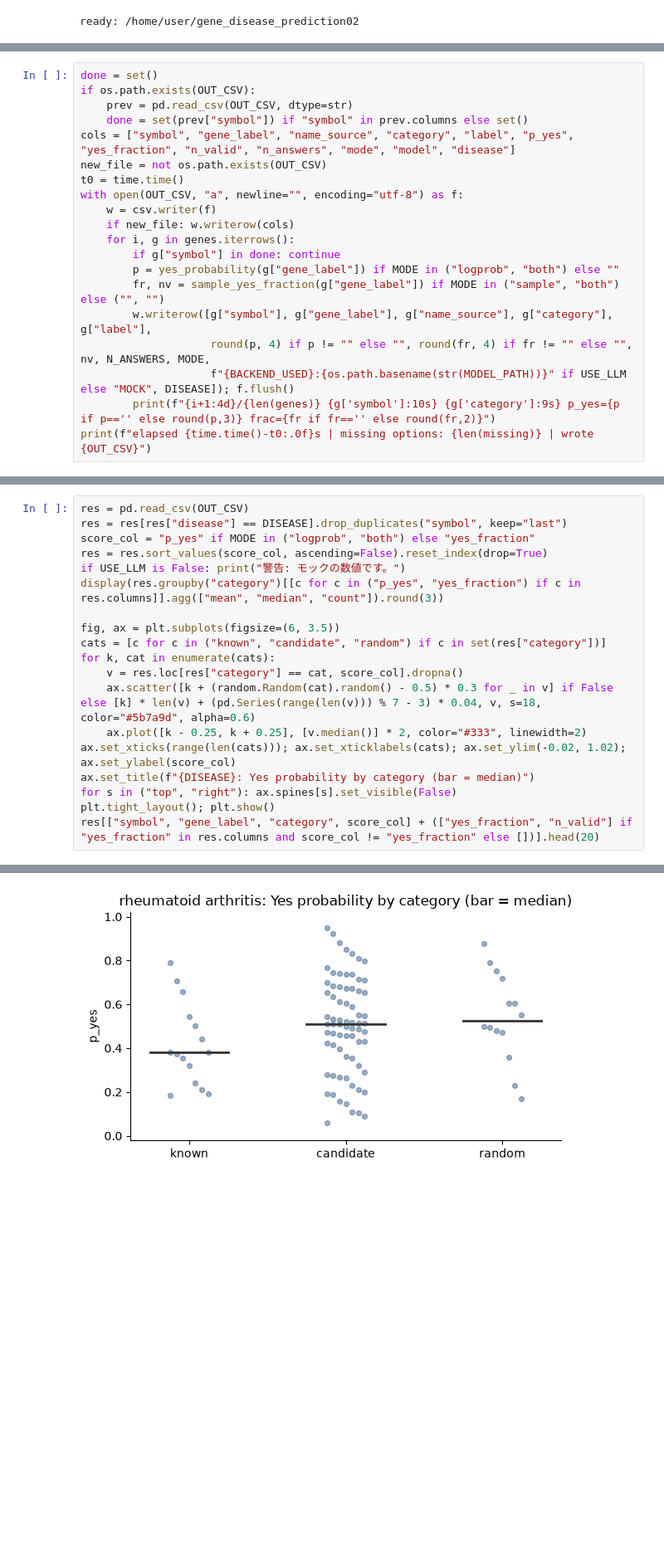
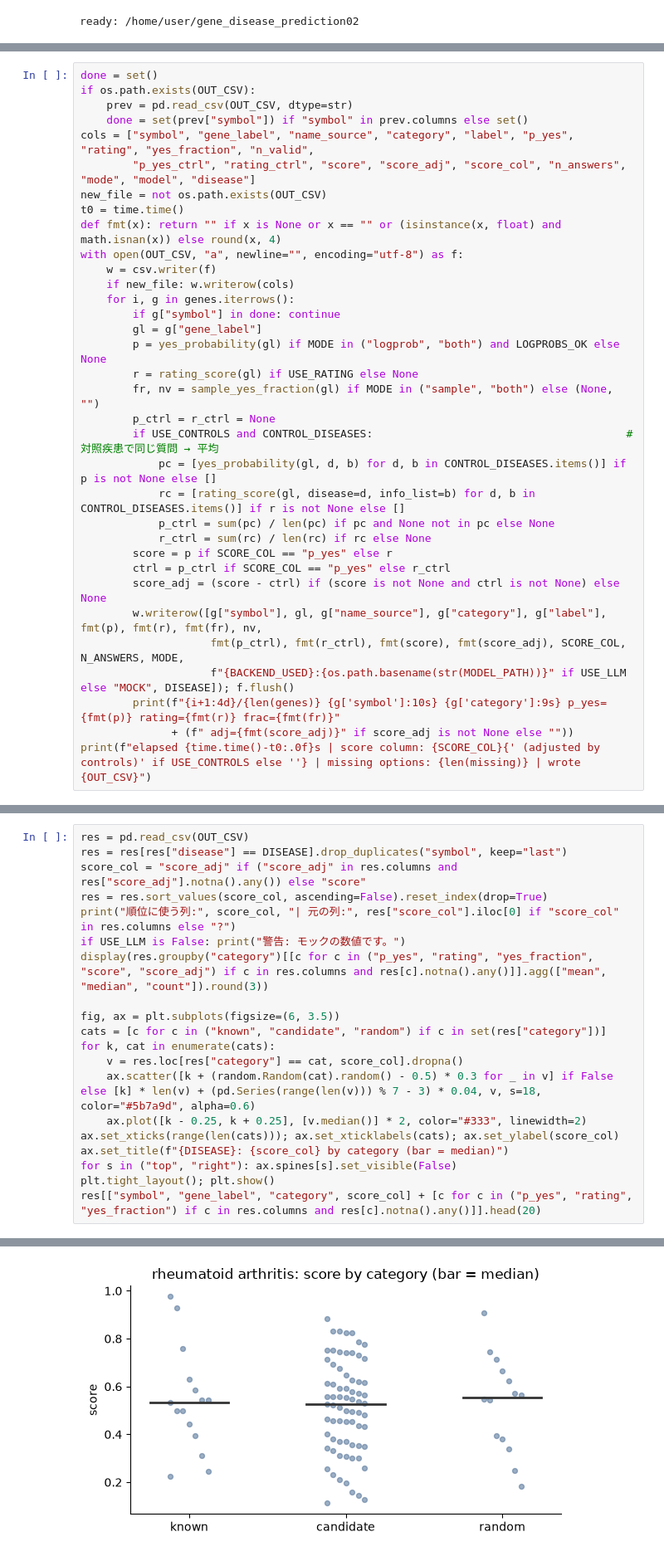
Before and after one commit to pepsea/gene_disease_prediction02, a Jupyter notebook: notebooks/02_target_validity_yes_no.ipynb, the cells around one changed output, grey strips where cells are left out. Shown at 83% size. Saved outputs shown, nothing was run; the diff lists cells and outputs as text; blank space fills up the shorter version.

```diff
--- a/notebooks/02_target_validity_yes_no.ipynb
+++ b/notebooks/02_target_validity_yes_no.ipynb
@@ -419,19 +546,33 @@ done = set()
 if os.path.exists(OUT_CSV):
     prev = pd.read_csv(OUT_CSV, dtype=str)
     done = set(prev["symbol"]) if "symbol" in prev.columns else set()
-cols = ["symbol", "gene_label", "name_source", "category", "label", "p_yes", "yes_fraction", "n_valid", "n_answers", "mode", "model", "disease"]
+cols = ["symbol", "gene_label", "name_source", "category", "label", "p_yes", "rating", "yes_fraction", "n_valid",
+        "p_yes_ctrl", "rating_ctrl", "score", "score_adj", "score_col", "n_answers", "mode", "model", "disease"]
 new_file = not os.path.exists(OUT_CSV)
 t0 = time.time()
+def fmt(x): return "" if x is None or x == "" or (isinstance(x, float) and math.isnan(x)) else round(x, 4)
 with open(OUT_CSV, "a", newline="", encoding="utf-8") as f:
     w = csv.writer(f)
     if new_file: w.writerow(cols)
     for i, g in genes.iterrows():
         if g["symbol"] in done: continue
-        p = yes_probability(g["gene_label"]) if MODE in ("logprob", "both") else ""
-        fr, nv = sample_yes_fraction(g["gene_label"]) if MODE in ("sample", "both") else ("", "")
-        w.writerow([g["symbol"], g["gene_label"], g["name_source"], g["category"], g["label"],
-                    round(p, 4) if p != "" else "", round(fr, 4) if fr != "" else "", nv, N_ANSWERS, MODE,
+        gl = g["gene_label"]
+        p = yes_probability(gl) if MODE in ("logprob", "both") and LOGPROBS_OK else None
+        r = rating_score(gl) if USE_RATING else None
+        fr, nv = sample_yes_fraction(gl) if MODE in ("sample", "both") else (None, "")
+        p_ctrl = r_ctrl = None
+        if USE_CONTROLS and CONTROL_DISEASES:                                       # 対照疾患で同じ質問 → 平均
+            pc = [yes_probability(gl, d, b) for d, b in CONTROL_DISEASES.items()] if p is not None else []
+            rc = [rating_score(gl, disease=d, info_list=b) for d, b in CONTROL_DISEASES.items()] if r is not None else []
+            p_ctrl = sum(pc) / len(pc) if pc and None not in pc else None
+            r_ctrl = sum(rc) / len(rc) if rc else None
+        score = p if SCORE_COL == "p_yes" else r
+        ctrl = p_ctrl if SCORE_COL == "p_yes" else r_ctrl
+        score_adj = (score - ctrl) if (score is not None and ctrl is not None) else None
+        w.writerow([g["symbol"], gl, g["name_source"], g["category"], g["label"], fmt(p), fmt(r), fmt(fr), nv,
+                    fmt(p_ctrl), fmt(r_ctrl), fmt(score), fmt(score_adj), SCORE_COL, N_ANSWERS, MODE,
                     f"{BACKEND_USED}:{os.path.basename(str(MODEL_PATH))}" if USE_LLM else "MOCK", DISEASE]); f.flush()
-        print(f"{i+1:4d}/{len(genes)} {g['symbol']:10s} {g['category']:9s} p_yes={p if p=='' else round(p,3)} frac={fr if fr=='' else round(fr,2)}")
-print(f"elapsed {time.time()-t0:.0f}s | missing options: {len(missing)} | wrote {OUT_CSV}")
+        print(f"{i+1:4d}/{len(genes)} {g['symbol']:10s} {g['category']:9s} p_yes={fmt(p)} rating={fmt(r)} frac={fmt(fr)}"
+              + (f" adj={fmt(score_adj)}" if score_adj is not None else ""))
+print(f"elapsed {time.time()-t0:.0f}s | score column: {SCORE_COL}{' (adjusted by controls)' if USE_CONTROLS else ''} | missing options: {len(missing)} | wrote {OUT_CSV}")
 # %% [output]
@@ -460,10 +602,11 @@ elapsed 0s | missing options: 0 | wrote /home/user/gene_disease_prediction02/out
 # %%
 res = pd.read_csv(OUT_CSV)
 res = res[res["disease"] == DISEASE].drop_duplicates("symbol", keep="last")
-score_col = "p_yes" if MODE in ("logprob", "both") else "yes_fraction"
+score_col = "score_adj" if ("score_adj" in res.columns and res["score_adj"].notna().any()) else "score"
 res = res.sort_values(score_col, ascending=False).reset_index(drop=True)
+print("順位に使う列:", score_col, "| 元の列:", res["score_col"].iloc[0] if "score_col" in res.columns else "?")
 if USE_LLM is False: print("警告: モックの数値です。")
-display(res.groupby("category")[[c for c in ("p_yes", "yes_fraction") if c in res.columns]].agg(["mean", "median", "count"]).round(3))
+display(res.groupby("category")[[c for c in ("p_yes", "rating", "yes_fraction", "score", "score_adj") if c in res.columns and res[c].notna().any()]].agg(["mean", "median", "count"]).round(3))
 
 fig, ax = plt.subplots(figsize=(6, 3.5))
 cats = [c for c in ("known", "candidate", "random") if c in set(res["category"])]
@@ -471,9 +614,9 @@ for k, cat in enumerate(cats):
     v = res.loc[res["category"] == cat, score_col].dropna()
     ax.scatter([k + (random.Random(cat).random() - 0.5) * 0.3 for _ in v] if False else [k] * len(v) + (pd.Series(range(len(v))) % 7 - 3) * 0.04, v, s=18, color="#5b7a9d", alpha=0.6)
     ax.plot([k - 0.25, k + 0.25], [v.median()] * 2, color="#333", linewidth=2)
-ax.set_xticks(range(len(cats))); ax.set_xticklabels(cats); ax.set_ylim(-0.02, 1.02); ax.set_ylabel(score_col)
-ax.set_title(f"{DISEASE}: Yes probability by category (bar = median)")
+ax.set_xticks(range(len(cats))); ax.set_xticklabels(cats); ax.set_ylabel(score_col)
+ax.set_title(f"{DISEASE}: {score_col} by category (bar = median)")
 for s in ("top", "right"): ax.spines[s].set_visible(False)
 plt.tight_layout(); plt.show()
-res[["symbol", "gene_label", "category", score_col] + (["yes_fraction", "n_valid"] if "yes_fraction" in res.columns and score_col != "yes_fraction" else [])].head(20)
+res[["symbol", "gene_label", "category", score_col] + [c for c in ("p_yes", "rating", "yes_fraction") if c in res.columns and res[c].notna().any()]].head(20)
 # %% [output]
@@ -487 +631 @@ res[["symbol", "gene_label", "category", score_col] + (["yes_fraction", "n_valid
-[figure, old version]
+[figure, new version]
```
Also changed, not shown: parts of 14 cells of this notebook, 4 other files.
